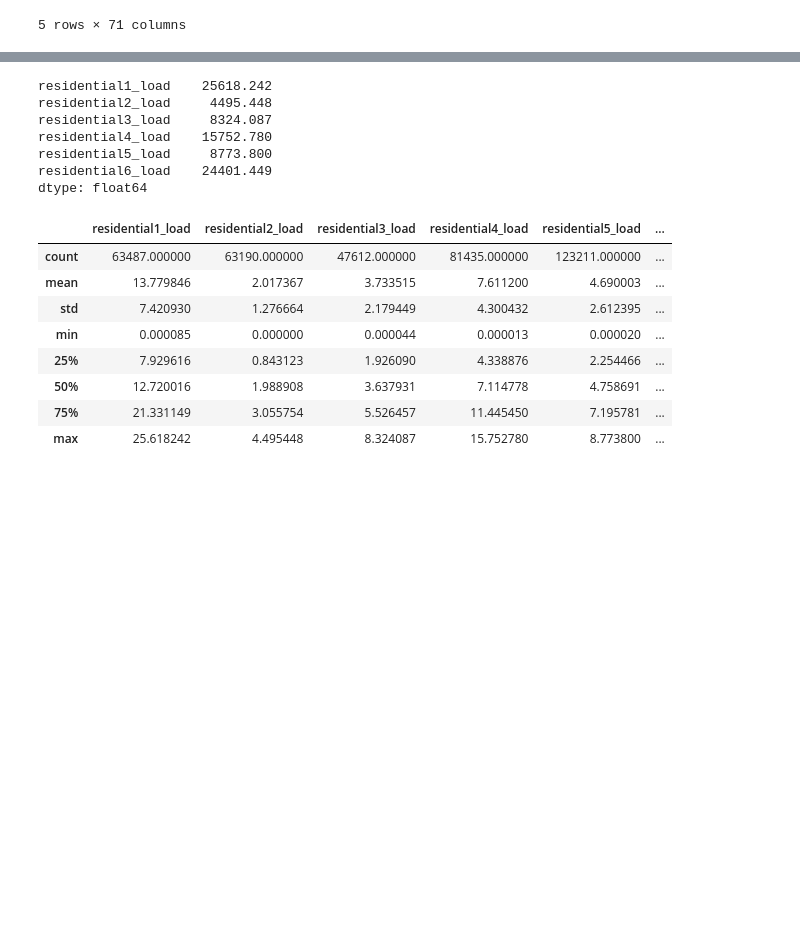
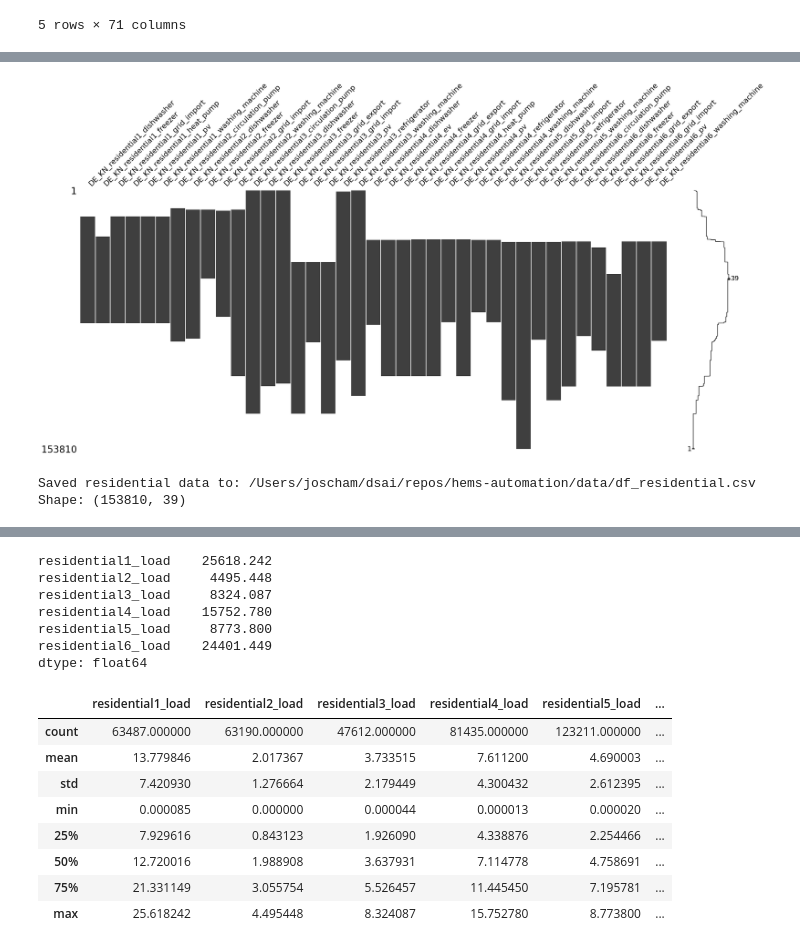
Before and after one commit to joschamz/hems-automation, a Jupyter notebook: models/model_experiment_mehdi.ipynb, the cells around one changed output, grey strips where cells are left out. Cells and saved outputs as stored; diff of their text form; code cells hidden in the pictures; blank space fills up the shorter version.

```diff
--- a/models/model_experiment_mehdi.ipynb
+++ b/models/model_experiment_mehdi.ipynb
@@ -42 +47,25 @@ load_df = pd.DataFrame(index=df.index)
+# %%
+# Plot missingness only for columns containing 'residential' in the name
+import missingno as msno
+
+residential_cols = [col for col in df.columns if "residential" in col.lower()]
+df_residential = df[residential_cols]
+
+msno.matrix(df_residential)
+plt.show()
+# %% [output]
+[figure, added]
+# %%
+from pathlib import Path
+
+
+output_path = Path("../data/df_residential.csv")
+output_path.parent.mkdir(parents=True, exist_ok=True)
+df_residential.to_csv(output_path, index=True)
+
+print(f"Saved residential data to: {output_path.resolve()}")
+print(f"Shape: {df_residential.shape}")
+# %% [output]
+Saved residential data to: /Users/joscham/dsai/repos/hems-automation/data/df_residential.csv
+Shape: (153810, 39)
 # %%
```
Also changed, not shown: parts of 9 cells of this notebook, 3 other files.
